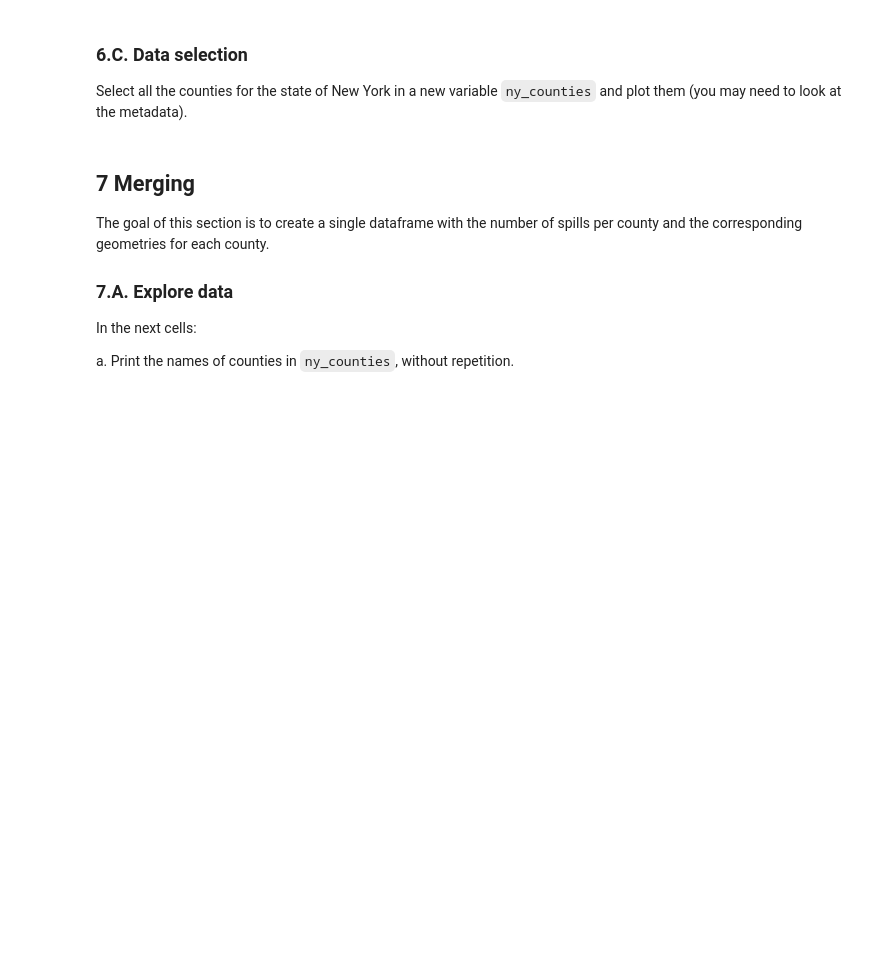
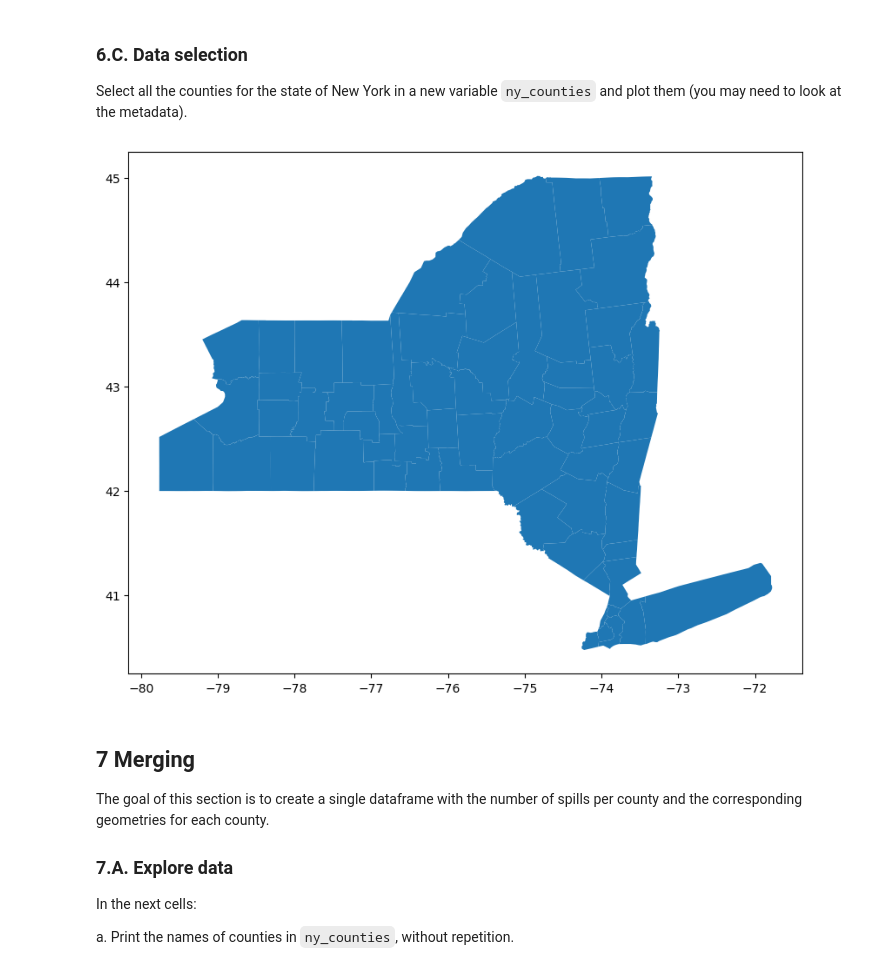
Before and after one commit to rellimylime/eds220-hwk3, a Jupyter notebook: hwk3-task2-spills.ipynb, the cells around one changed output. Drawn from its saved outputs; the diff is of its cells as text; code cells hidden in the pictures; blank space fills up the shorter version.

```diff
--- a/hwk3-task2-spills.ipynb
+++ b/hwk3-task2-spills.ipynb
@@ -501,6 +508,17 @@ Simplify column names as needed.
 ### 6.C. Data selection
 
 Select all the counties for the state of New York in a new variable `ny_counties` and plot them (you may need to look at the metadata).
+# %%
+ny_counties = counties[counties["statefp"] == '36']
+
+# Plot the gdf polygons
+fig, ax = plt.subplots(figsize = (10, 10))
+ny_counties.plot(ax = ax)
+
+
+plt.show()
+# %% [output]
+[figure, added]
 # %% [markdown]
 <!-- END QUESTION -->
 
```
Also changed, not shown: parts of 17 cells of this notebook.
